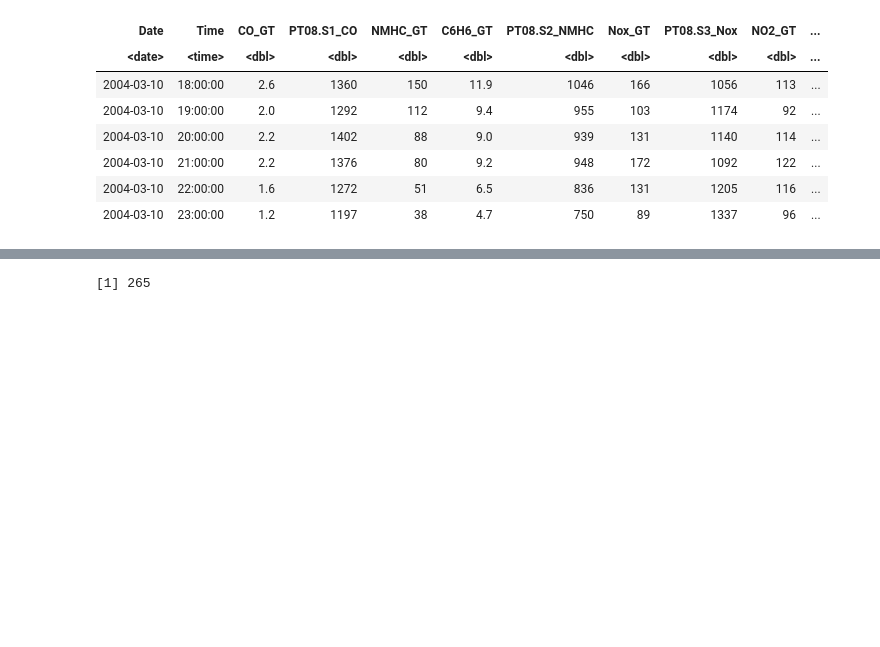
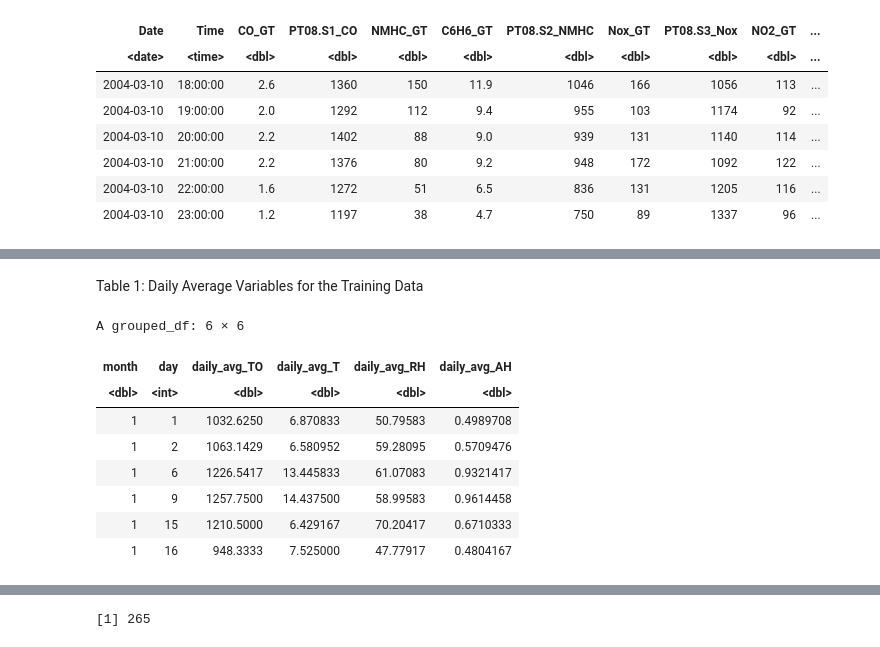
Before and after one commit to recompton/DSCI100_group_project, a Jupyter notebook: Final Project.ipynb, the cells around one changed output, grey strips where cells are left out. Saved outputs shown, nothing was run; the diff lists cells and outputs as text; code cells hidden in the pictures; blank space fills up the shorter version.

```diff
--- a/Final Project.ipynb
+++ b/Final Project.ipynb
@@ -162,0 +122,14 @@ A grouped_df: 92 × 6
+# %% [markdown]
+Table 1: Daily Average Variables for the Training Data
+# %%
+head(avg_air_quality_train)
+# %% [output]
+A grouped_df: 6 × 6
+| month | day | daily_avg_TO | daily_avg_T | daily_avg_RH | daily_avg_AH |
+| <dbl> | <int> | <dbl> | <dbl> | <dbl> | <dbl> |
+| 1 | 1 | 1032.6250 | 6.870833 | 50.79583 | 0.4989708 |
+| 1 | 2 | 1063.1429 | 6.580952 | 59.28095 | 0.5709476 |
+| 1 | 6 | 1226.5417 | 13.445833 | 61.07083 | 0.9321417 |
+| 1 | 9 | 1257.7500 | 14.437500 | 58.99583 | 0.9614458 |
+| 1 | 15 | 1210.5000 | 6.429167 | 70.20417 | 0.6710333 |
+| 1 | 16 | 948.3333 | 7.525000 | 47.77917 | 0.4804167 |
```
Also changed, not shown: parts of 6 cells of this notebook.
